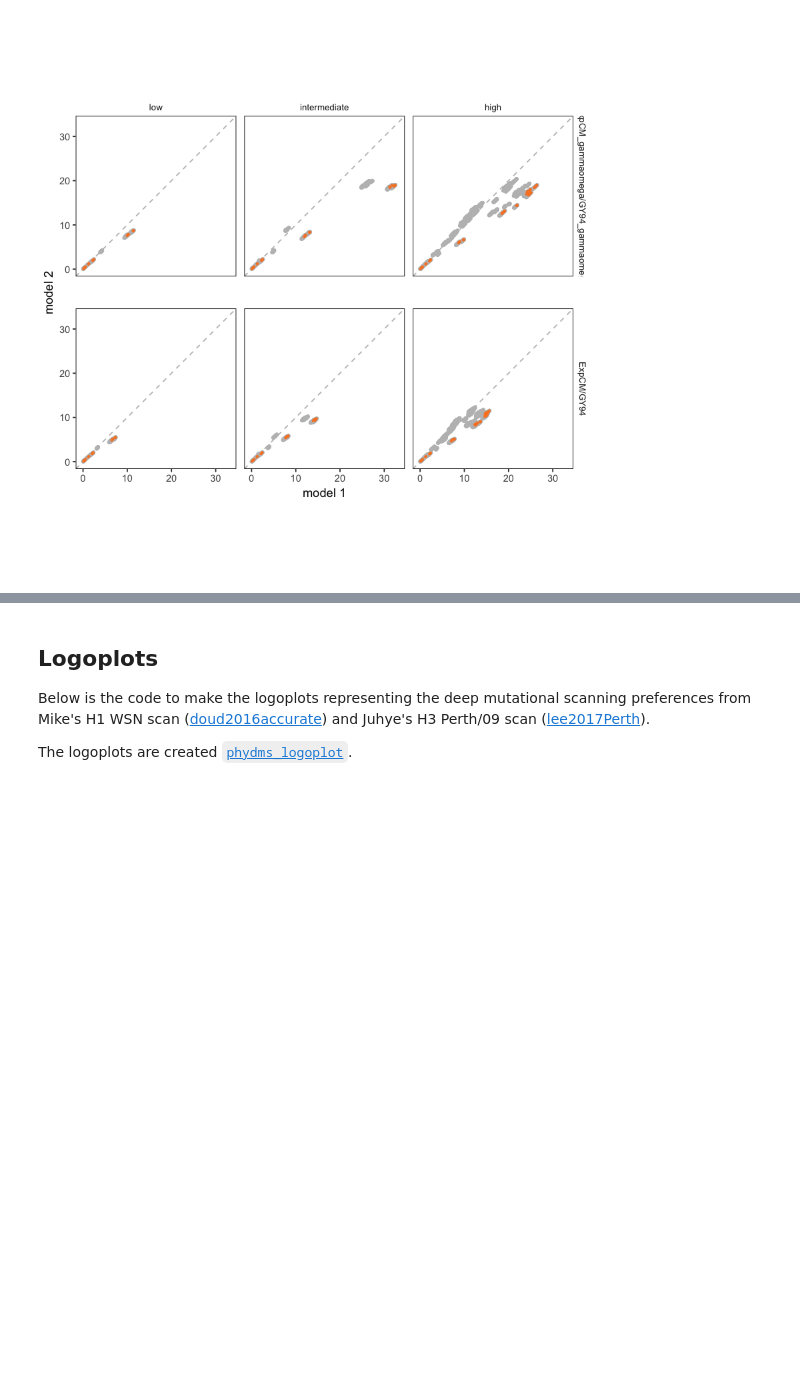
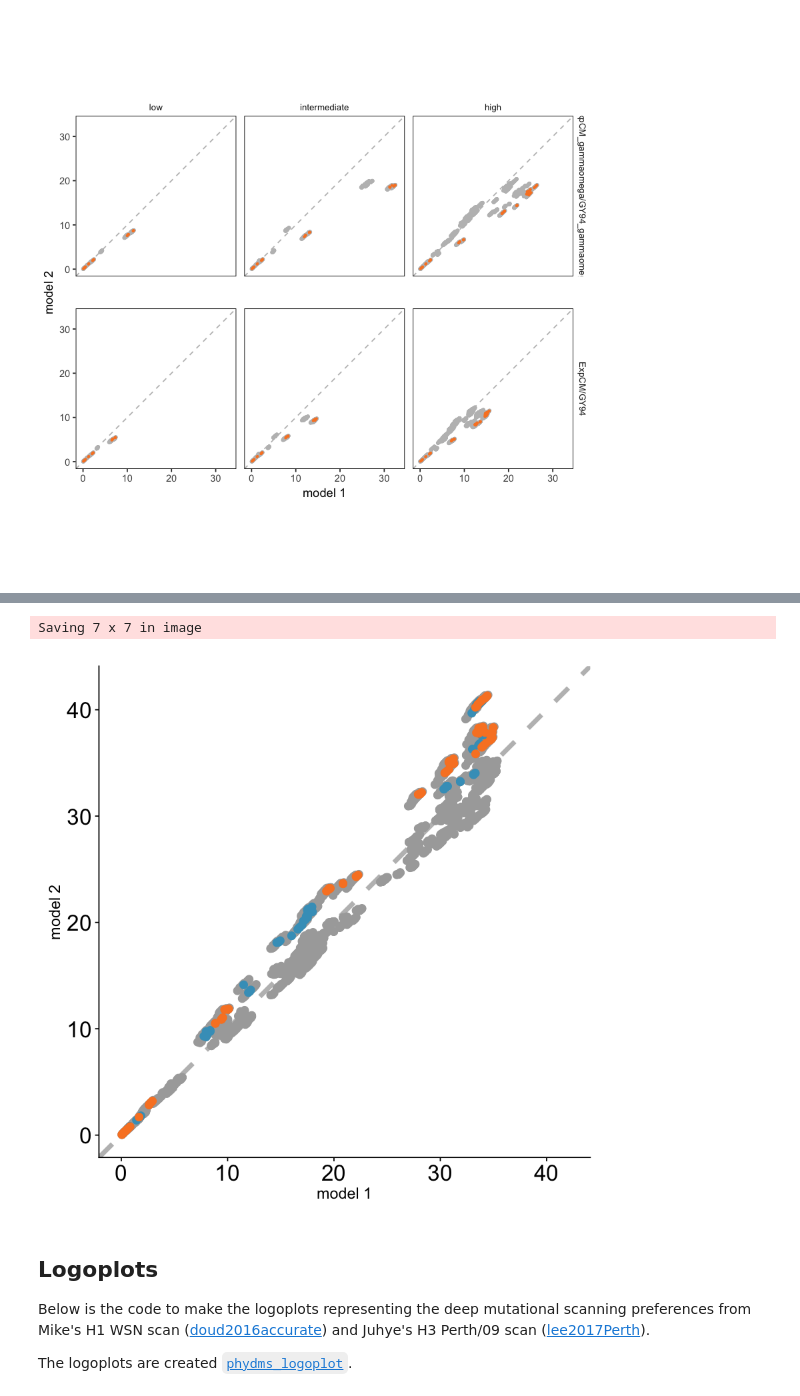
Before and after one commit to jbloomlab/divergence_timing_manuscript, a Jupyter notebook: manuscript/figures/figures.ipynb, the cells around one changed output, grey strips where cells are left out. Cells and saved outputs as stored; diff of their text form; code cells hidden in the pictures; blank space fills up the shorter version.

```diff
--- a/manuscript/figures/figures.ipynb
+++ b/manuscript/figures/figures.ipynb
@@ -564,3 +568,20 @@ lee_branch_lengths
+# %%
+df = read.csv("../../analysis/phylobayes/outputs/model_by_model.csv")
+df = subset(df, alignment_id == "hybrid_high_0")
+df = subset(df, model_pair == "pb/ExpCM_gammaomega_average")
+
+pt_size = 3
+
+m <- ceiling(max(max(df$distance1), max(df$distance2)))
+scatter = ggplot(df, aes(distance1, distance2)) + geom_abline(intercept=0, slope=1, color = "grey", linetype="dashed", size=2) + geom_point(size=pt_size, color="darkgrey")
+scatter = scatter + theme(strip.background = element_blank(), strip.text = element_text(size=8), legend.position="bottom", panel.spacing = unit(2, "lines"), panel.border = element_rect(colour = "black"), axis.text=element_text(size=20))
+scatter = scatter + xlim(c(0,m)) + ylim(c(0,m)) + coord_fixed()
+scatter = scatter + xlab("model 1") + ylab("model 2") + geom_point(size=pt_size, data = subset(df, from_ref == 'WSN'), color=blue) + ylab("model 2") + geom_point(size=pt_size, data = subset(df, from_ref == 'Perth'), color=orange)
+scatter
+ggsave("_raw_phylobayes.png")
+# %% [output]
+Saving 7 x 7 in image
+[figure, added]
 # %% [markdown]
 ## Logoplots
 
```
Also changed, not shown: parts of 4 cells of this notebook, 7 other files.
